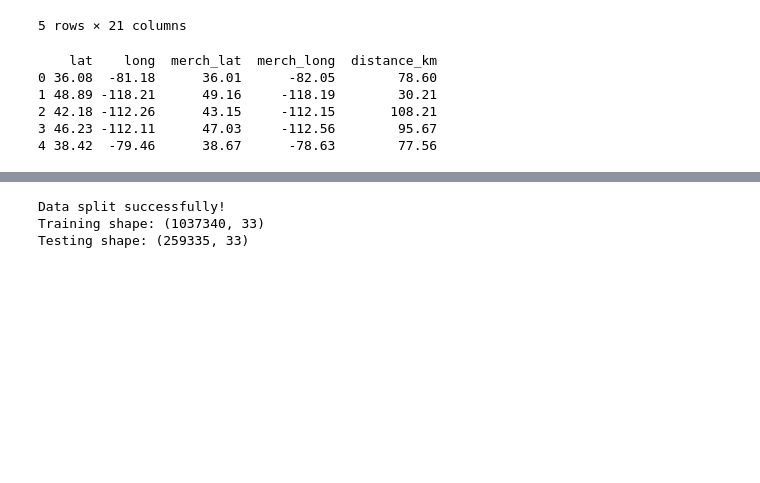
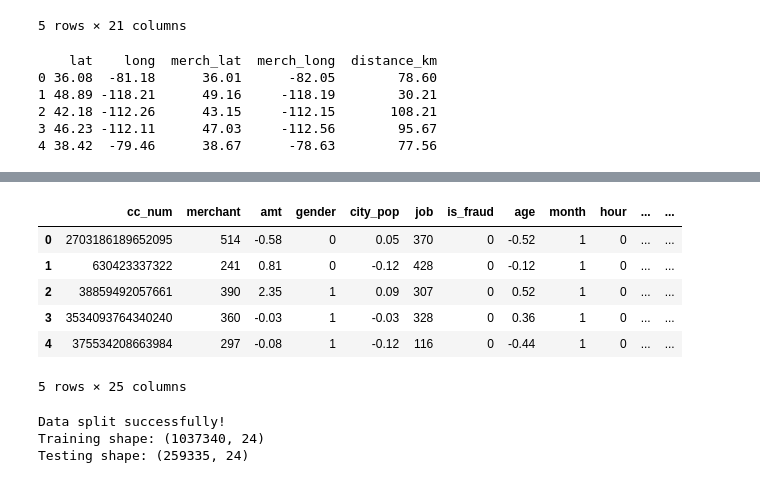
Before and after one commit to MarcGerais/DIA_ML, a Jupyter notebook: Project_Preprocess.ipynb, the cells around one changed output, grey strips where cells are left out. Saved outputs shown, nothing was run; the diff lists cells and outputs as text; code cells hidden in the pictures; blank space fills up the shorter version.

```diff
--- a/Project_Preprocess.ipynb
+++ b/Project_Preprocess.ipynb
@@ -246,3 +235,28 @@ from sklearn.preprocessing import RobustScaler
 cols_to_scale = ['amt', 'age', 'distance_km', 'city_pop']
 scaler = RobustScaler()
 df[cols_to_scale] = scaler.fit_transform(df[cols_to_scale])
+# %%
+# Final cleaning before splitting
+
+#we drop duplicates if there are (here not but still doing to check)
+initial_rows = df.shape[0]
+df = df.drop_duplicates()
+print(f"Duplicates dropped : {initial_rows - df.shape[0]}")
+
+# 2. Supprimer les colonnes géographiques brutes et textuelles
+# On a déjà 'distance_km' et 'city_pop', donc on n'a plus besoin des coordonnées brutes ni des adresses
+# We got distance_km and city_pop so we do not need more the adress and coordinates
+cols_to_drop = [
+    'street', 'city', 'state', 'zip',
+    'lat', 'long', 'merch_lat', 'merch_long',
+    'unix_time'
+]
+
+# We drop if still exists
+df = df.drop(columns=[c for c in cols_to_drop if c in df.columns], errors='ignore')
+
+print("Remaining columns :", df.columns.tolist())
+
+# Verify that only numbers remain
+print("\nRemaining data types (must be int or float):")
+print(df.dtypes.value_counts())
@@ -249,5 +273,16 @@ df[cols_to_scale] = scaler.fit_transform(df[cols_to_scale])
+# %%
+df.head()
+# %% [output]
+|  | cc_num | merchant | amt | gender | city_pop | job | is_fraud | age | month | hour | ... | ... |
+| 0 | 2703186189652095 | 514 | -0.58 | 0 | 0.05 | 370 | 0 | -0.52 | 1 | 0 | ... | ... |
+| 1 | 630423337322 | 241 | 0.81 | 0 | -0.12 | 428 | 0 | -0.12 | 1 | 0 | ... | ... |
+| 2 | 38859492057661 | 390 | 2.35 | 1 | 0.09 | 307 | 0 | 0.52 | 1 | 0 | ... | ... |
+| 3 | 3534093764340240 | 360 | -0.03 | 1 | -0.03 | 328 | 0 | 0.36 | 1 | 0 | ... | ... |
+| 4 | 375534208663984 | 297 | -0.08 | 1 | -0.12 | 116 | 0 | -0.44 | 1 | 0 | ... | ... |
+5 rows × 25 columns
 # %%
 from sklearn.model_selection import train_test_split
+import os
 
 # 1. Define X (Features) and y (Target)
 # We drop 'is_fraud' from X because that's the answer we want to predict
@@ -261,7 +296,14 @@ X_train, X_test, y_train, y_test = train_test_split(X, y, test_size=0.2, random_
 print("Data split successfully!")
 print(f"Training shape: {X_train.shape}")
 print(f"Testing shape: {X_test.shape}")
+#we create a folder to save our data
+os.makedirs('data', exist_ok=True)
+# we save the data
+X_train.to_csv('data/X_train.csv', index=False)
+X_test.to_csv('data/X_test.csv', index=False)
+y_train.to_csv('data/y_train.csv', index=False)
+y_test.to_csv('data/y_test.csv', index=False)
 # %% [output]
 Data split successfully!
-Training shape: (1037340, 33)
-Testing shape: (259335, 33)
+Training shape: (1037340, 24)
+Testing shape: (259335, 24)
```
Also changed, not shown: parts of 7 cells of this notebook, 1 other file.
